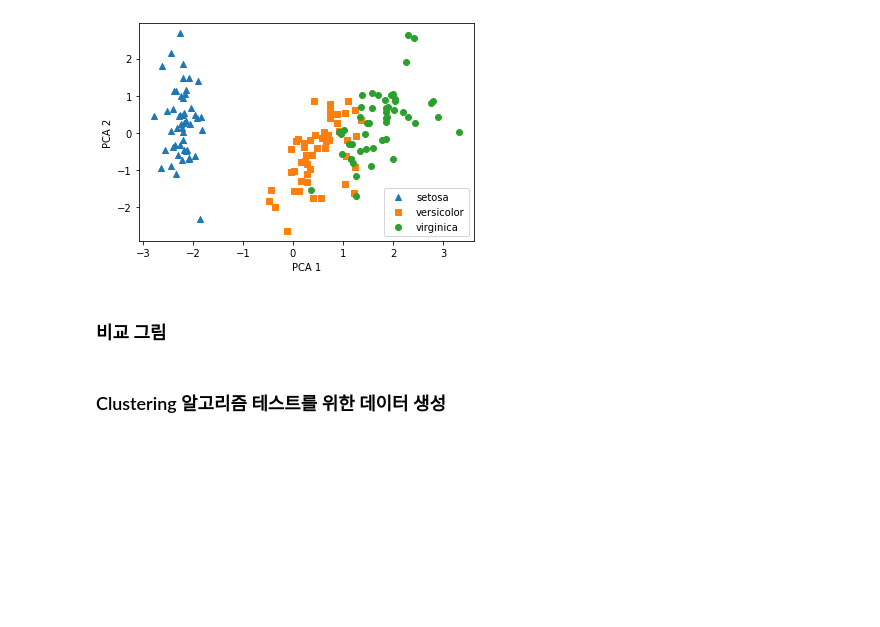
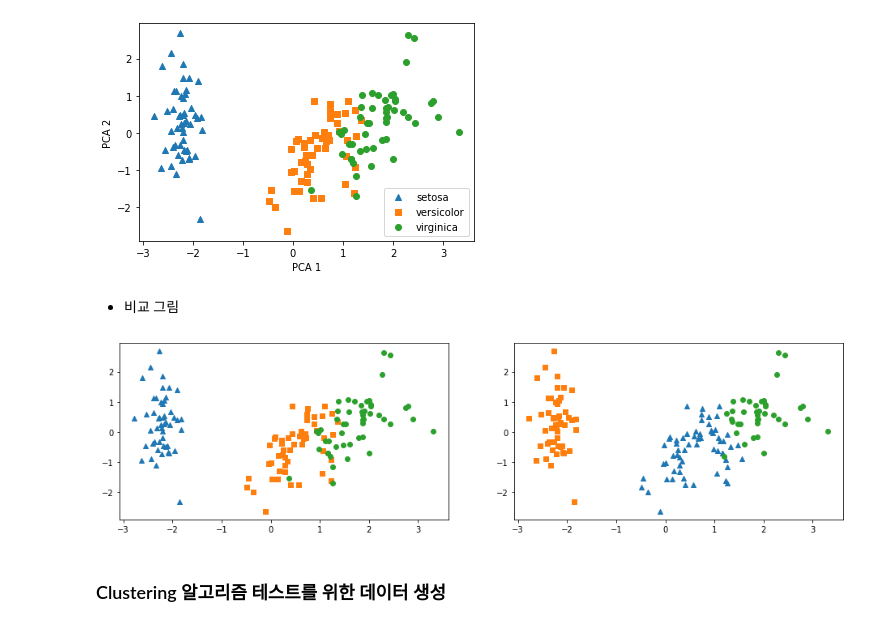
Before and after one commit to STNox/Machine-Learning, a Jupyter notebook: 06. Clustering/01_KMeans.ipynb, the cells around one changed output. Drawn from its saved outputs; the diff is of its cells as text; code cells hidden in the pictures; blank space fills up the shorter version.

```diff
--- a/06. Clustering/01_KMeans.ipynb
+++ b/06. Clustering/01_KMeans.ipynb
@@ -109,4 +109,4 @@ plt.show()
 # %% [output]
 [figure]
 # %% [markdown]
-### 비교 그림
+- 비교 그림
@@ -115,3 +113,16 @@ fig, asx = plt.subplot(figsize=(12, 6), ncols=2, nrows=1)
+# %%
+fig, axes = plt.subplots(figsize=(16, 4), nrows=1, ncols=2)
+columns = ['target', 'cluster']
+
+for i, column in enumerate(columns):
+    ax = axes[i]
+    for k, marker in enumerate(markers):
+        x_axis_data = iris_df[iris_df[column] == k]['pca_x']
+        y_axis_data = iris_df[iris_df[column] == k]['pca_y']
+        ax.scatter(x_axis_data, y_axis_data, marker=marker, label=iris.target_names[i])
+plt.show()
+# %% [output]
+[figure, added]
 # %% [markdown]
 ### Clustering 알고리즘 테스트를 위한 데이터 생성
 # %%
```
Also changed, not shown: parts of 1 cell of this notebook, 4 other files.
